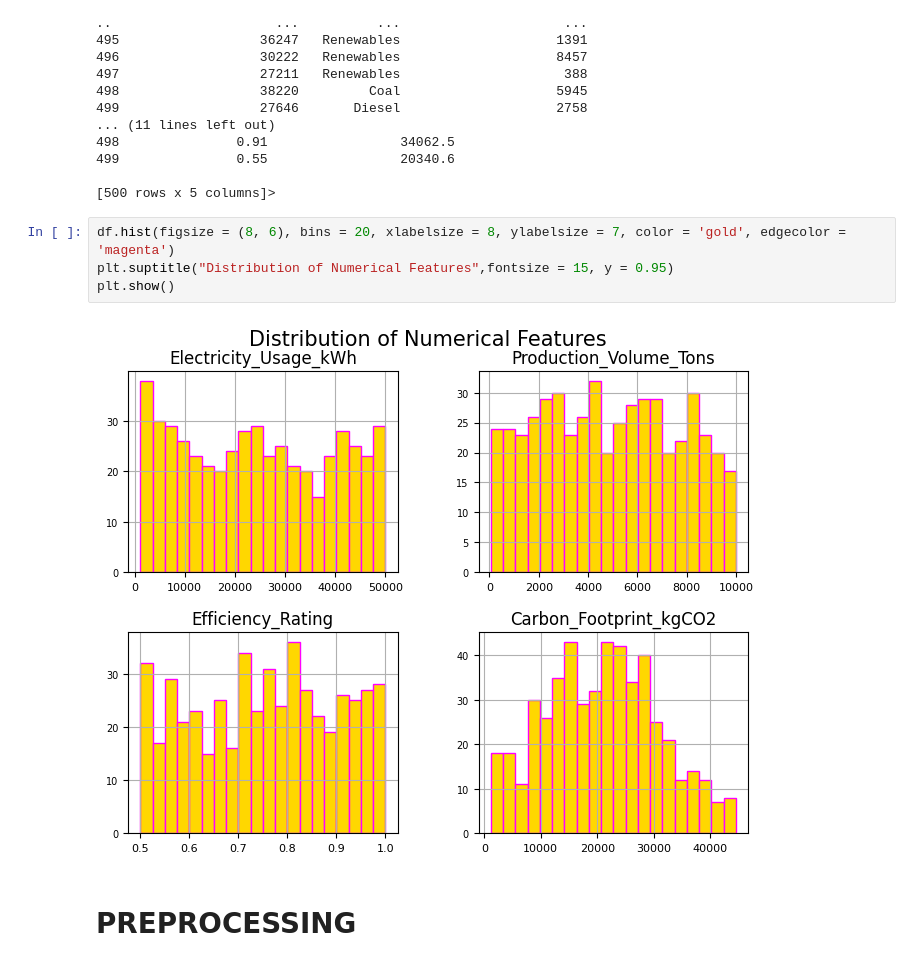
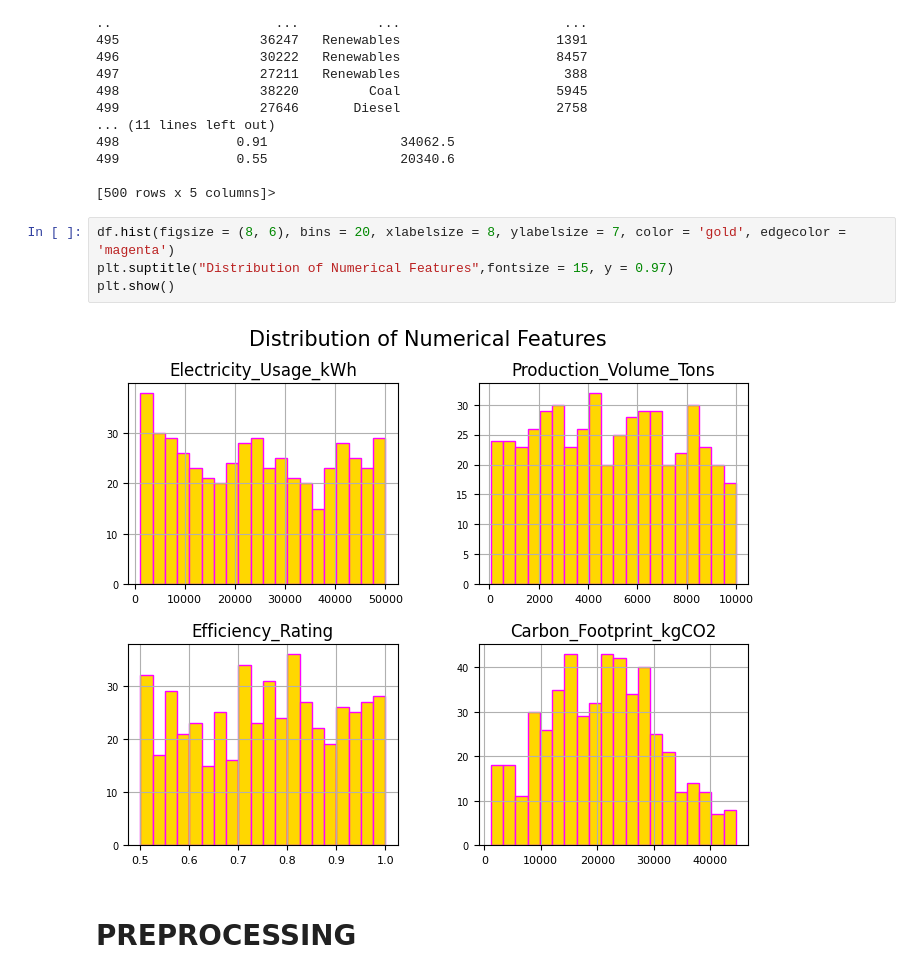
Before and after one commit to varuchi09/Carbon-Footprints-Prediction, a Jupyter notebook: main.ipynb, the cells around one changed output. Cells and saved outputs as stored; diff of their text form.

```diff
--- a/main.ipynb
+++ b/main.ipynb
@@ -87,10 +88,10 @@ df.describe
 [500 rows x 5 columns]>
 # %%
 df.hist(figsize = (8, 6), bins = 20, xlabelsize = 8, ylabelsize = 7, color = 'gold', edgecolor = 'magenta')
-plt.suptitle("Distribution of Numerical Features",fontsize = 15, y = 0.95)
+plt.suptitle("Distribution of Numerical Features",fontsize = 15, y = 0.97)
 plt.show()
 # %% [output]
-[figure, old version]
+[figure, new version]
 # %% [markdown]
 # PREPROCESSING
 # %% [markdown]
```
Also changed, not shown: parts of 23 cells of this notebook, 1 other file.
